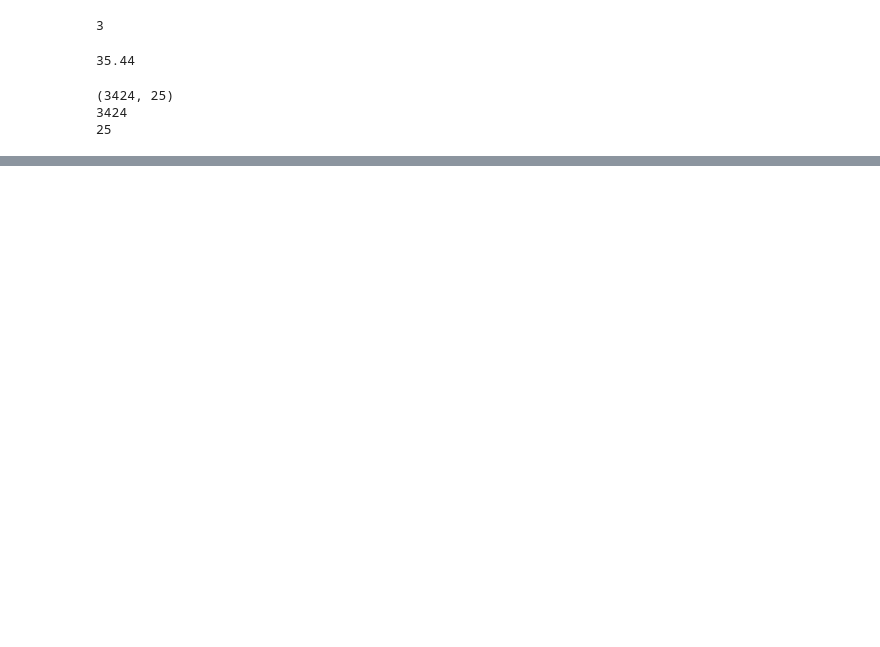
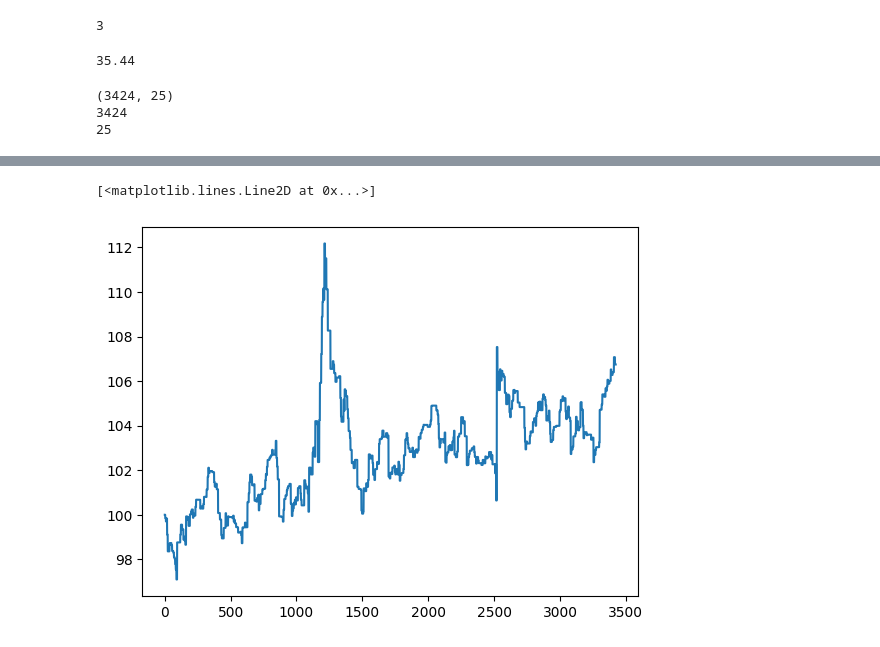
Before and after one commit to gassuncao27/quant_research_2023, a Jupyter notebook: model_tests2.ipynb, the cells around one changed output, grey strips where cells are left out. Cells and saved outputs as stored; diff of their text form; code cells hidden in the pictures; blank space fills up the shorter version.

```diff
--- a/model_tests2.ipynb
+++ b/model_tests2.ipynb
@@ -246,0 +257,5 @@ print(len(stock_data.tickers))
+# %%
+plt.plot(equity)
+# %% [output]
+[<matplotlib.lines.Line2D at 0x...>]
+[figure, added]
```
Also changed, not shown: parts of 8 cells of this notebook.
